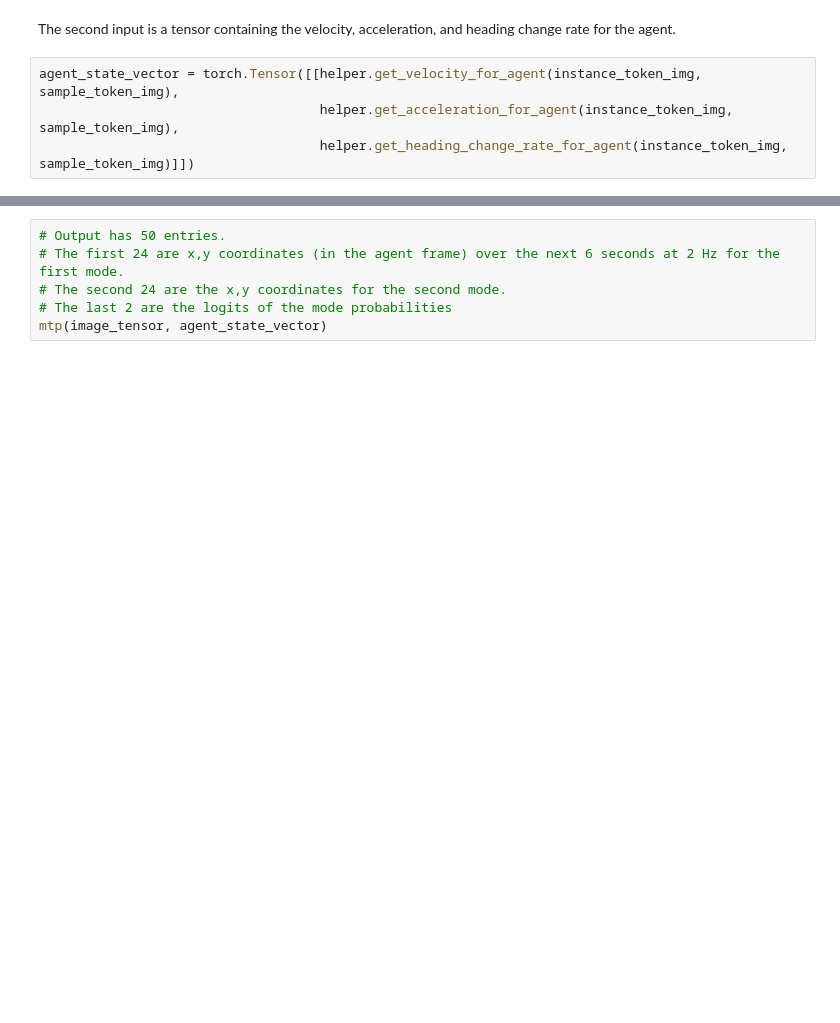
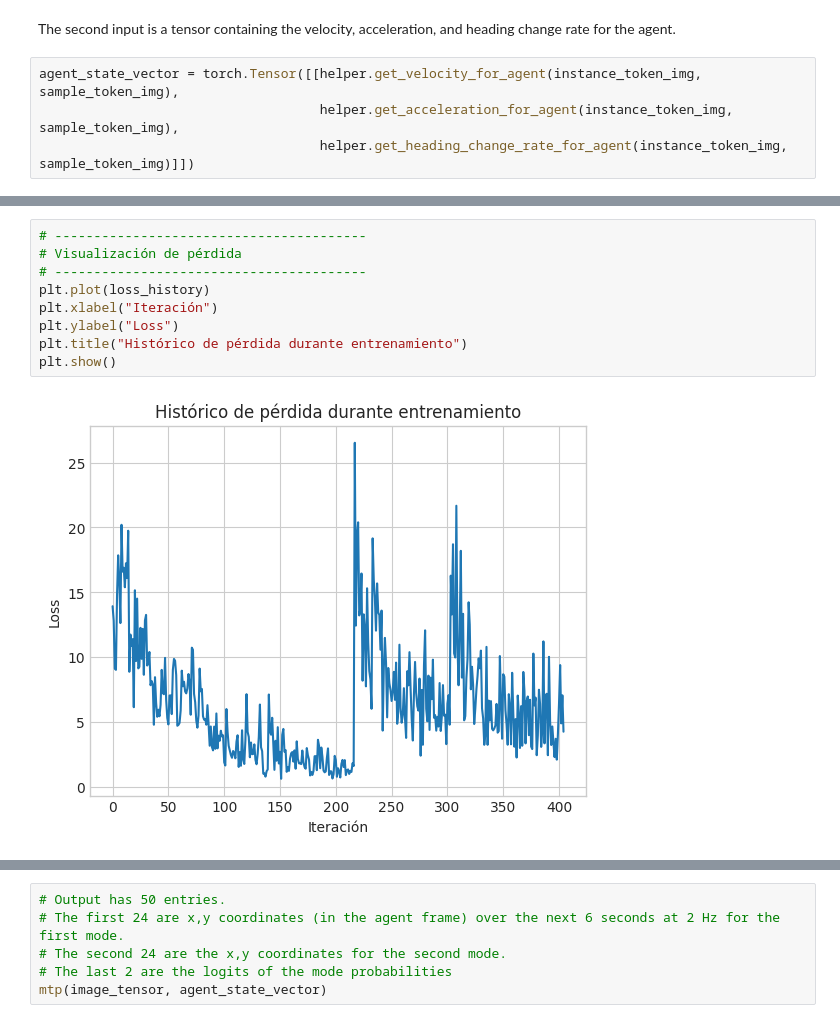
Before and after one commit to mikirop22/nuscenes-devkit-ACAV, a Jupyter notebook: python-sdk/tutorials/prediction_tutorial.ipynb, the cells around one changed output, grey strips where cells are left out. Cells and saved outputs as stored; diff of their text form; blank space fills up the shorter version.

```diff
--- a/python-sdk/tutorials/prediction_tutorial.ipynb
+++ b/python-sdk/tutorials/prediction_tutorial.ipynb
@@ -340,0 +470,11 @@ image_tensor = torch.Tensor(img).permute(2, 0, 1).unsqueeze(0)
+# %%
+# ----------------------------------------
+# Visualización de pérdida
+# ----------------------------------------
+plt.plot(loss_history)
+plt.xlabel("Iteración")
+plt.ylabel("Loss")
+plt.title("Histórico de pérdida durante entrenamiento")
+plt.show()
+# %% [output]
+[figure, added]
```
Also changed, not shown: parts of 10 cells of this notebook.
